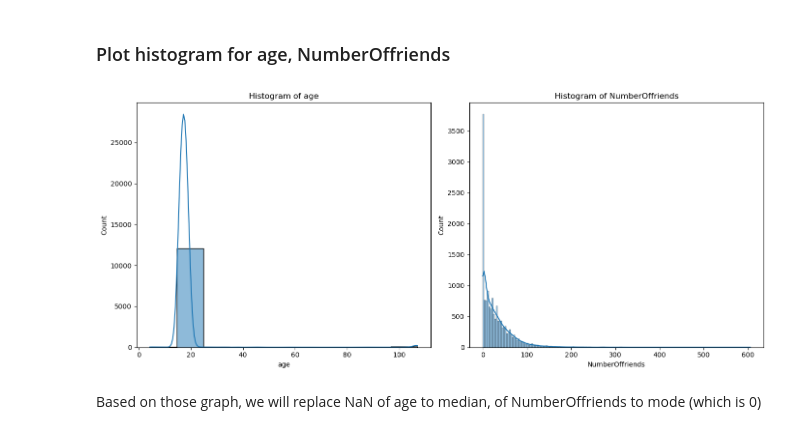
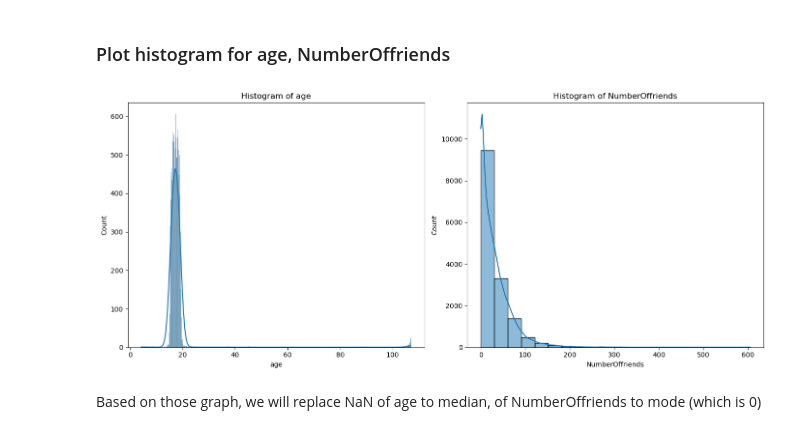
Before and after one commit to lam1910/social-media-preferences, a Jupyter notebook: model/notebook/cluster-friend-gropup.ipynb, the cells around one changed output. Saved outputs shown, nothing was run; the diff lists cells and outputs as text; code cells hidden in the pictures.

```diff
--- a/model/notebook/cluster-friend-gropup.ipynb
+++ b/model/notebook/cluster-friend-gropup.ipynb
@@ -123,18 +123,18 @@ df = df.astype(dtype_dict)
 # %%
 draw_hist = ['age', 'NumberOffriends']
 
 fig, axes = plt.subplots(1, 2, figsize=(14, 6))
-sns.histplot(df['age'], bins=10, kde=True, ax=axes[0])
+sns.histplot(df['age'], kde=True, ax=axes[0])
 axes[0].set_title("Histogram of age")
-sns.histplot(df['NumberOffriends'], kde=True, ax=axes[1])
+sns.histplot(df['NumberOffriends'], bins=20, kde=True, ax=axes[1])
 axes[1].set_title("Histogram of NumberOffriends")
 
 # Adjust layout
 plt.tight_layout()
 # Show the plots
 plt.show()
 # %% [output]
-[figure, old version]
+[figure, new version]
 # %% [markdown]
 Based on those graph, we will replace NaN of age to median, of NumberOffriends to mode (which is 0)
 # %%
```
Also changed, not shown: parts of 21 cells of this notebook.
